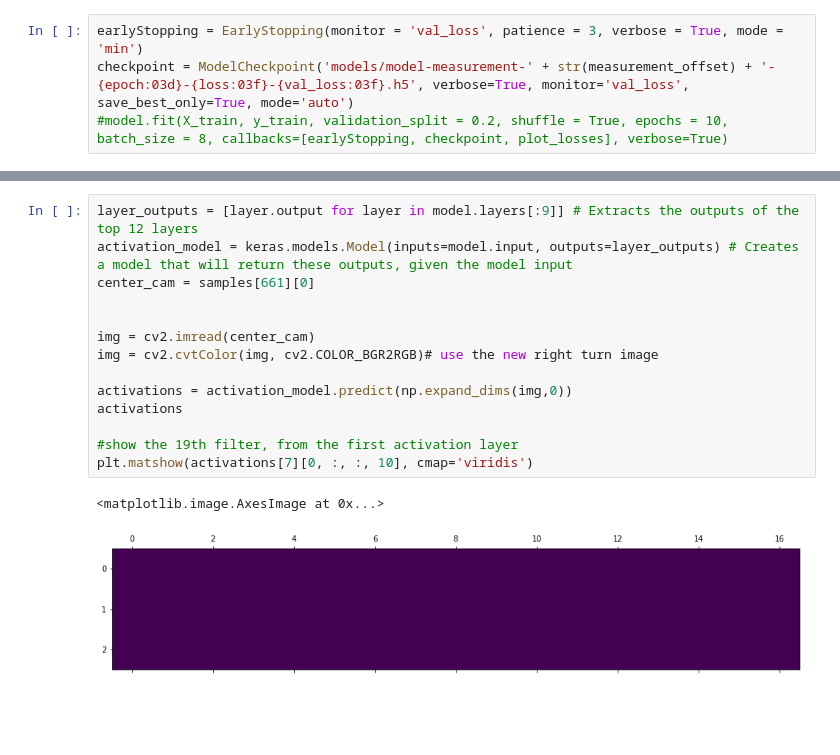
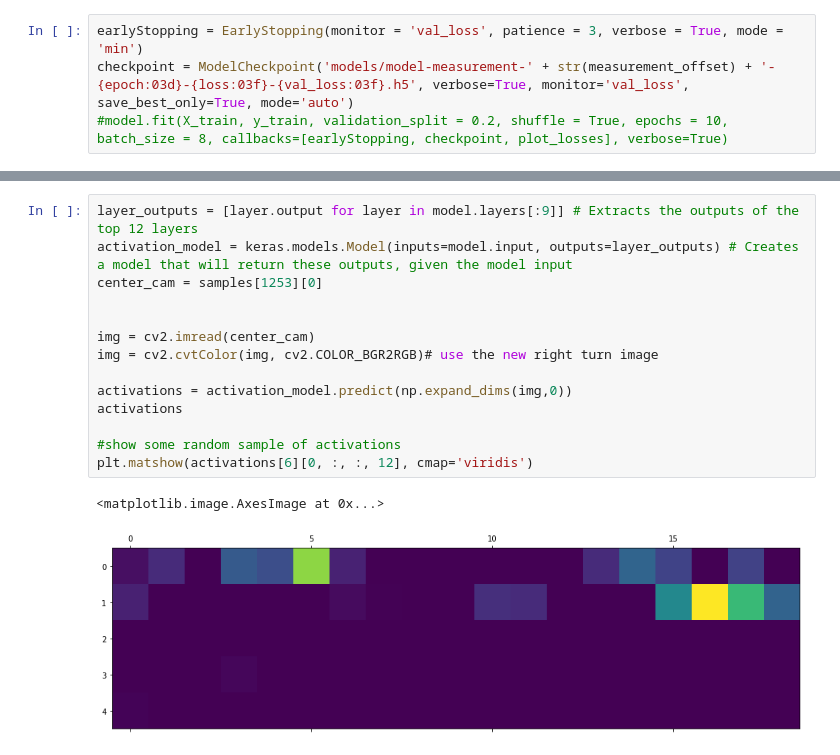
Before and after one commit to johnbarca/udacity_self_driving_car_eng-Behavioralcloning, a Jupyter notebook: train_model.ipynb, the cells around one changed output, grey strips where cells are left out. Saved outputs shown, nothing was run; the diff lists cells and outputs as text; blank space fills up the shorter version.

```diff
--- a/train_model.ipynb
+++ b/train_model.ipynb
@@ -291,17 +290,17 @@ filters.shape[-1]
 # %%
 layer_outputs = [layer.output for layer in model.layers[:9]] # Extracts the outputs of the top 12 layers
 activation_model = keras.models.Model(inputs=model.input, outputs=layer_outputs) # Creates a model that will return these outputs, given the model input
-center_cam = samples[661][0]
+center_cam = samples[1253][0]
 
 
 img = cv2.imread(center_cam)
 img = cv2.cvtColor(img, cv2.COLOR_BGR2RGB)# use the new right turn image
 
 activations = activation_model.predict(np.expand_dims(img,0))
 activations
 
-#show the 19th filter, from the first activation layer
-plt.matshow(activations[7][0, :, :, 10], cmap='viridis')
+#show some random sample of activations
+plt.matshow(activations[6][0, :, :, 12], cmap='viridis')
 # %% [output]
 <matplotlib.image.AxesImage at 0x...>
-[figure, old version]
+[figure, new version]
```
Also changed, not shown: parts of 2 cells of this notebook.
